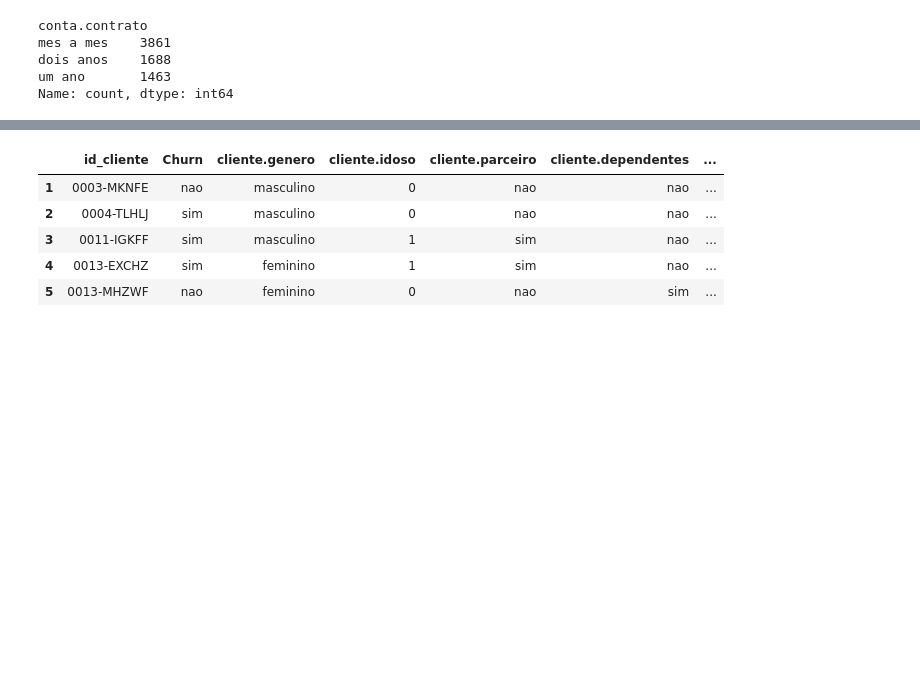
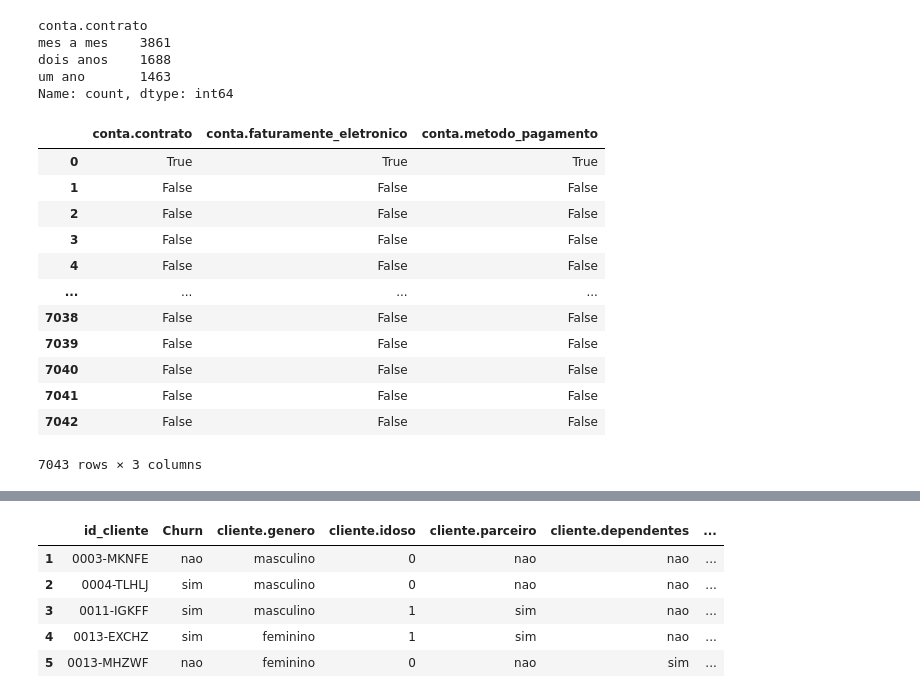
Before and after one commit to silvaBreno/alura-python-datascience, a Jupyter notebook: 9 - pandas_limpeza_tratamento_churn.ipynb, the cells around one changed output, grey strips where cells are left out. Cells and saved outputs as stored; diff of their text form; code cells hidden in the pictures; blank space fills up the shorter version.

```diff
--- a/9 - pandas_limpeza_tratamento_churn.ipynb
+++ b/9 - pandas_limpeza_tratamento_churn.ipynb
@@ -541,3 +551,19 @@ Name: count, dtype: int64
 # jã que nao tenho como inferir algo para substituir os valores, vamos retirar essas informacoes
 
 colunas_dropar = ['conta.contrato', 'conta.faturamente_eletronico', 'conta.metodo_pagamento']
+# %%
+dados_sem_vazio[colunas_dropar].isna()
+# %% [output]
+|  | conta.contrato | conta.faturamente_eletronico | conta.metodo_pagamento |
+| 0 | True | True | True |
+| 1 | False | False | False |
+| 2 | False | False | False |
+| 3 | False | False | False |
+| 4 | False | False | False |
+| ... | ... | ... | ... |
+| 7038 | False | False | False |
+| 7039 | False | False | False |
+| 7040 | False | False | False |
+| 7041 | False | False | False |
+| 7042 | False | False | False |
+7043 rows × 3 columns
```
Also changed, not shown: parts of 15 cells of this notebook, 3 other files.
